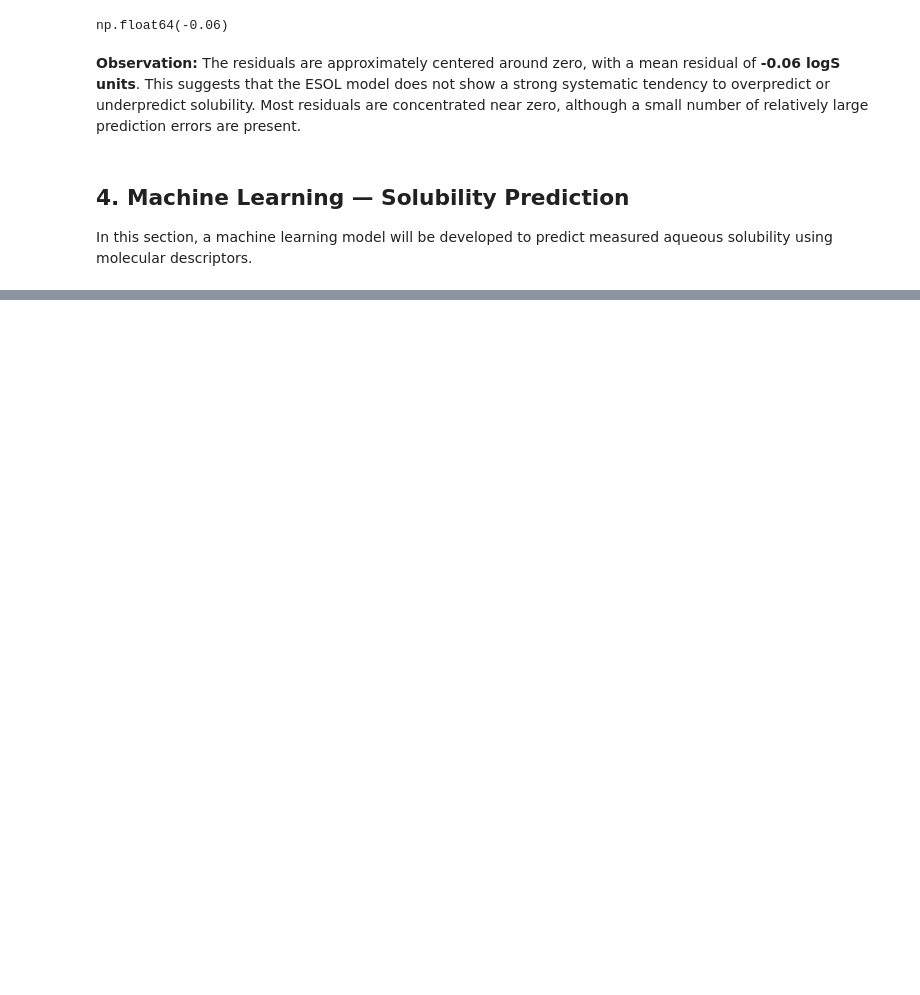
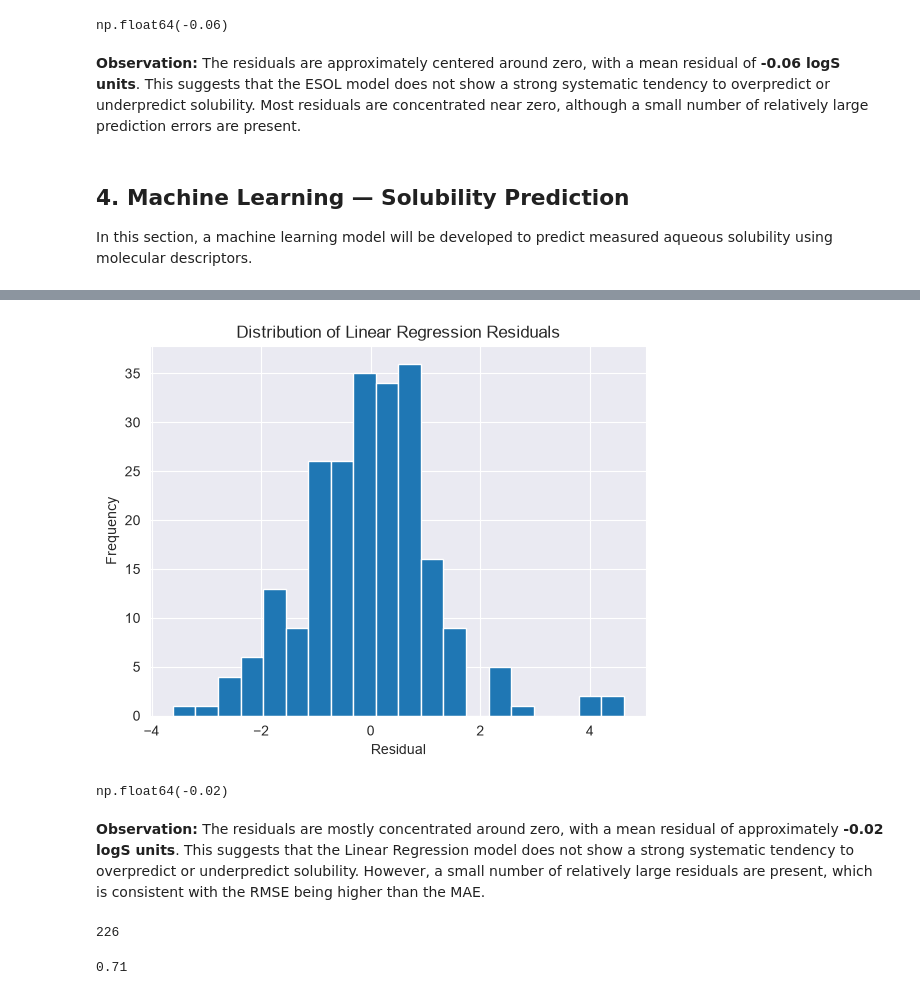
Before and after one commit to bernakayaoglu/Molecular-Solubility-Analysis, a Jupyter notebook: Molecular_Solubility_Analysis.ipynb, the cells around one changed output, grey strips where cells are left out. Drawn from its saved outputs; the diff is of its cells as text; code cells hidden in the pictures; blank space fills up the shorter version.

```diff
--- a/Molecular_Solubility_Analysis.ipynb
+++ b/Molecular_Solubility_Analysis.ipynb
@@ -585,0 +728,17 @@ In this section, a machine learning model will be developed to predict measured
+# %%
+residuals = y_test - y_pred
+# %%
+plt.hist(residuals, bins=20)
+
+plt.xlabel("Residual")
+plt.ylabel("Frequency")
+plt.title("Distribution of Linear Regression Residuals")
+plt.show()
+# %% [output]
+[figure, added]
+# %%
+round(residuals.mean(), 2)
+# %% [output]
+np.float64(-0.02)
+# %% [markdown]
+**Observation:** The residuals are mostly concentrated around zero, with a mean residual of approximately **-0.02 logS units**. This suggests that the Linear Regression model does not show a strong systematic tendency to overpredict or underpredict solubility. However, a small number of relatively large residuals are present, which is consistent with the RMSE being higher than the MAE.
@@ -585,0 +750,9 @@ In this section, a machine learning model will be developed to predict measured
+# %%
+len(esol_test_pred)
+# %% [output]
+226
+# %%
+esol_mae = round(mean_absolute_error(y_test, esol_test_pred), 2)
+esol_mae
+# %% [output]
+0.71
```
Also changed, not shown: parts of 62 cells of this notebook.
